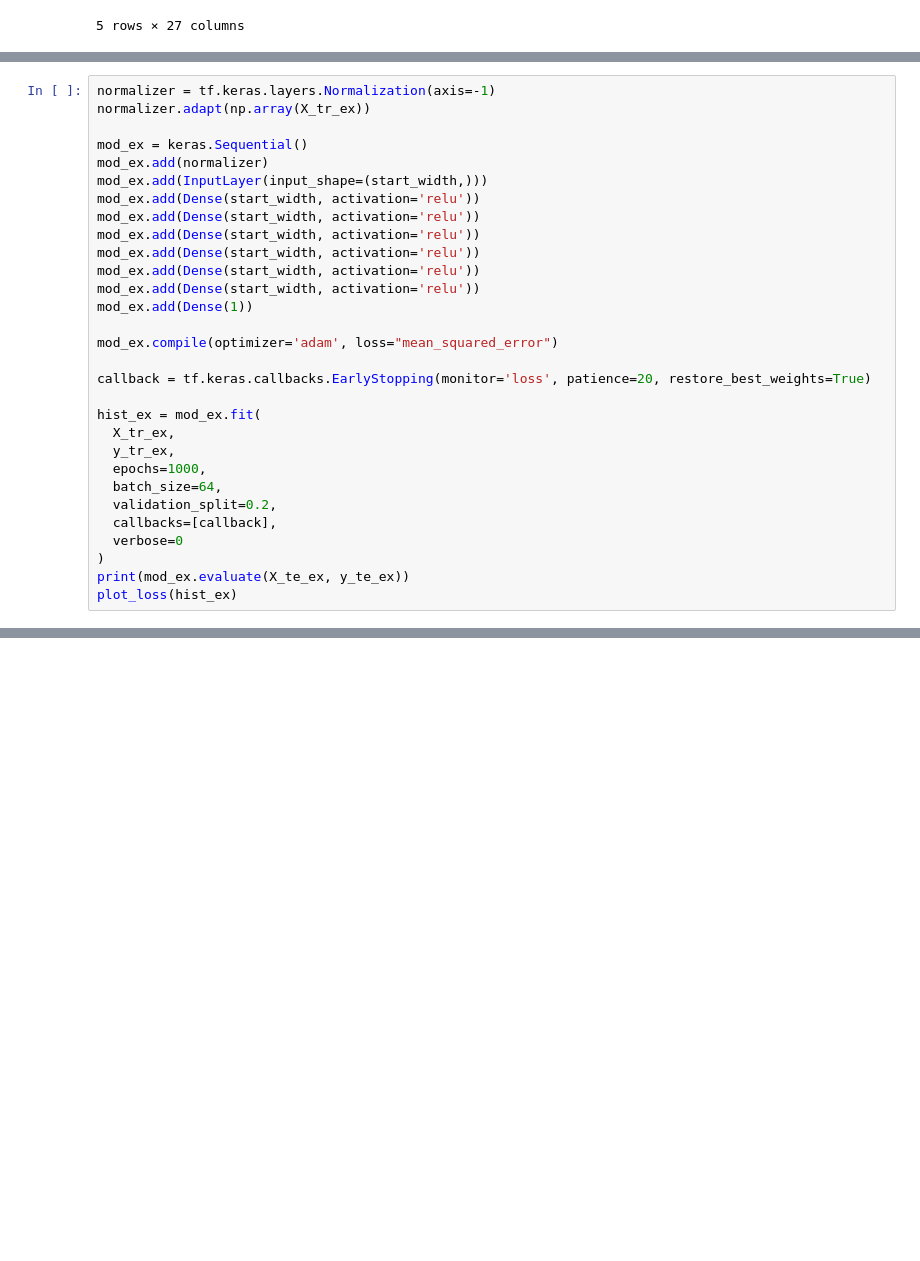
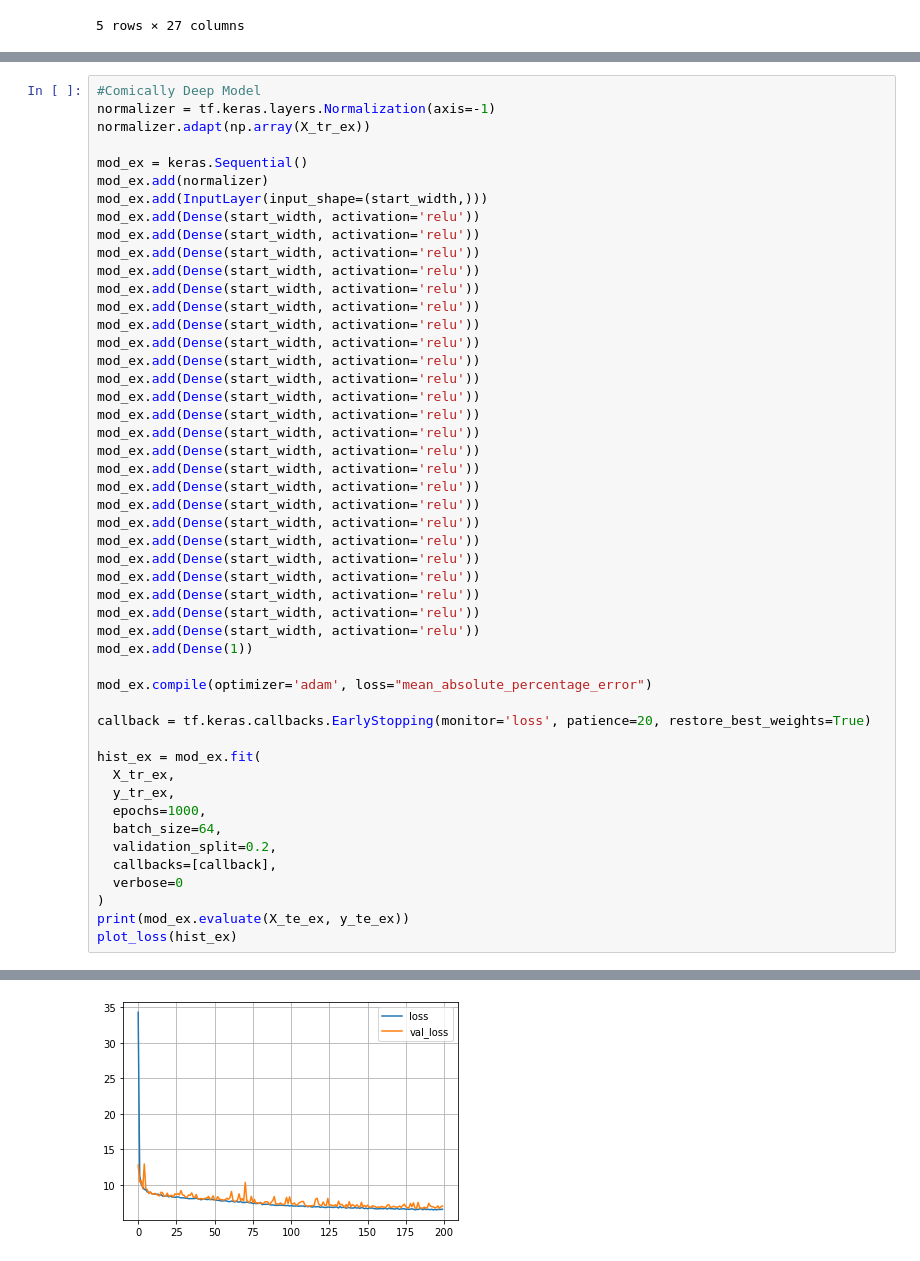
Before and after one commit to allyryry/3950_Workbooks, a Jupyter notebook: keras_optimizations_sol.ipynb, the cells around one changed output, grey strips where cells are left out. Drawn from its saved outputs; the diff is of its cells as text; blank space fills up the shorter version.

```diff
--- a/keras_optimizations_sol.ipynb
+++ b/keras_optimizations_sol.ipynb
@@ -738,5 +756,6 @@ Things to try:
 </ol>
 # %%
+#Comically Deep Model
 normalizer = tf.keras.layers.Normalization(axis=-1)
 normalizer.adapt(np.array(X_tr_ex))
 
@@ -749,9 +768,27 @@ mod_ex.add(Dense(start_width, activation='relu'))
 mod_ex.add(Dense(start_width, activation='relu'))
 mod_ex.add(Dense(start_width, activation='relu'))
 mod_ex.add(Dense(start_width, activation='relu'))
+mod_ex.add(Dense(start_width, activation='relu'))
+mod_ex.add(Dense(start_width, activation='relu'))
+mod_ex.add(Dense(start_width, activation='relu'))
+mod_ex.add(Dense(start_width, activation='relu'))
+mod_ex.add(Dense(start_width, activation='relu'))
+mod_ex.add(Dense(start_width, activation='relu'))
+mod_ex.add(Dense(start_width, activation='relu'))
+mod_ex.add(Dense(start_width, activation='relu'))
+mod_ex.add(Dense(start_width, activation='relu'))
+mod_ex.add(Dense(start_width, activation='relu'))
+mod_ex.add(Dense(start_width, activation='relu'))
+mod_ex.add(Dense(start_width, activation='relu'))
+mod_ex.add(Dense(start_width, activation='relu'))
+mod_ex.add(Dense(start_width, activation='relu'))
+mod_ex.add(Dense(start_width, activation='relu'))
+mod_ex.add(Dense(start_width, activation='relu'))
+mod_ex.add(Dense(start_width, activation='relu'))
+mod_ex.add(Dense(start_width, activation='relu'))
 mod_ex.add(Dense(1))
 
-mod_ex.compile(optimizer='adam', loss="mean_squared_error")
+mod_ex.compile(optimizer='adam', loss="mean_absolute_percentage_error")
 
 callback = tf.keras.callbacks.EarlyStopping(monitor='loss', patience=20, restore_best_weights=True)
 
@@ -766,3 +803,4 @@ hist_ex = mod_ex.fit(
 )
 print(mod_ex.evaluate(X_te_ex, y_te_ex))
 plot_loss(hist_ex)
+# %% [output]
@@ -768,0 +809 @@ plot_loss(hist_ex)
+[figure, added]
```
Also changed, not shown: parts of 17 cells of this notebook, 7 other files.
